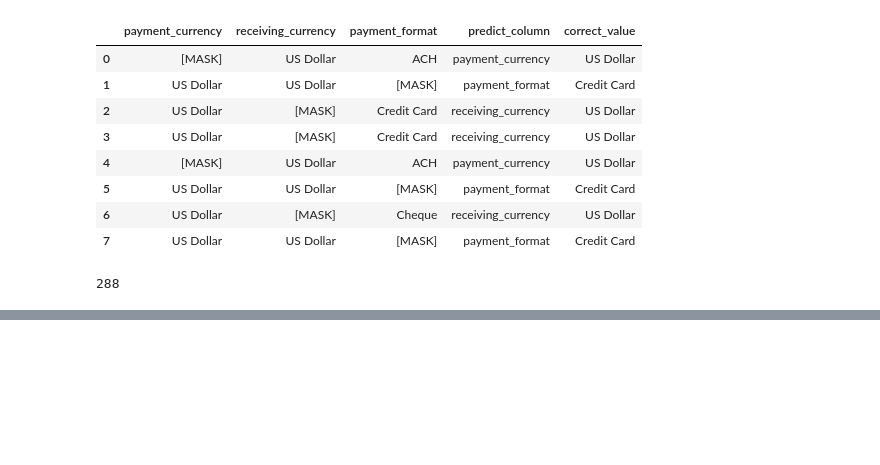
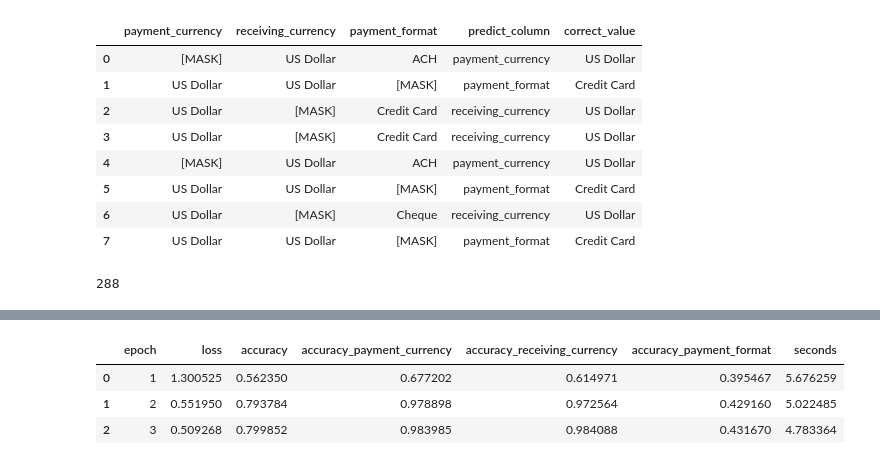
Before and after one commit to saraebrah/data-science-lab, a Jupyter notebook: notebooks/08_pretraining_finetuning.ipynb, the cells around one changed output, grey strips where cells are left out. Saved outputs shown, nothing was run; the diff lists cells and outputs as text; code cells hidden in the pictures; blank space fills up the shorter version.

Commit message:
Pre-train, then fine-tune alongside a control

```diff
--- a/notebooks/08_pretraining_finetuning.ipynb
+++ b/notebooks/08_pretraining_finetuning.ipynb
@@ -142,0 +283,72 @@ masking_config = {
+# %%
+pretraining_config = {
+    "n_numeric": n_numeric,
+    "known_counts": tuple(config["known_counts"]),
+    "token_dim": 8,
+    "num_heads": 2,
+    "feedforward_dim": 32,
+}
+
+torch.manual_seed(seed)
+pretrainer = MaskedCategoryModel(**pretraining_config)
+
+pretrain_loader = DataLoader(
+    TensorDataset(train_categories),
+    batch_size=4096,
+    shuffle=True,
+    num_workers=0,
+    generator=torch.Generator().manual_seed(seed),
+)
+mask_generator = torch.Generator().manual_seed(seed)
+pretrain_optimizer = torch.optim.AdamW(
+    pretrainer.parameters(), lr=1e-3, weight_decay=1e-4
+)
+
+pretraining_epochs = 3
+pretraining_records = []
+
+for epoch in range(1, pretraining_epochs + 1):
+    start = perf_counter()
+    metrics = pretrain_one_epoch(
+        pretrainer,
+        pretrain_loader,
+        pretrain_optimizer,
+        generator=mask_generator,
+    )
+    result = {
+        "epoch": epoch,
+        **metrics,
+        "seconds": perf_counter() - start,
+    }
+    pretraining_records.append(result)
+    print(
+        f"Pre-training {epoch}/{pretraining_epochs} | "
+        f"loss={metrics['loss']:.4f} | "
+        f"masked accuracy={metrics['accuracy']:.2%} | "
+        f"{result['seconds']:.1f}s",
+        flush=True,
+    )
+
+pretraining_history = pd.DataFrame(pretraining_records).rename(
+    columns={
+        f"accuracy_{i}": f"accuracy_{name}"
+        for i, name in enumerate(config["categorical_columns"])
+    }
+)
+pretraining_history.to_csv(
+    reports_dir / "lab_08_pretraining.csv", index=False
+)
+
+torch.save(
+    {
+        "model_state": pretrainer.state_dict(),
+        "model_config": pretraining_config,
+        "epochs": pretraining_epochs,
+        "seed": seed,
+        "categorical_columns": config["categorical_columns"],
+    },
+    models_dir / "lab08_pretraining.pt",
+)
+
+pretraining_history
+# %% [output]
@@ -142,0 +358,4 @@ masking_config = {
+|  | epoch | loss | accuracy | accuracy_payment_currency | accuracy_receiving_currency | accuracy_payment_format | seconds |
+| 0 | 1 | 1.300525 | 0.562350 | 0.677202 | 0.614971 | 0.395467 | 5.676259 |
+| 1 | 2 | 0.551950 | 0.793784 | 0.978898 | 0.972564 | 0.429160 | 5.022485 |
+| 2 | 3 | 0.509268 | 0.799852 | 0.983985 | 0.984088 | 0.431670 | 4.783364 |
```
Also changed, not shown: parts of 11 cells of this notebook, 10 other files.
